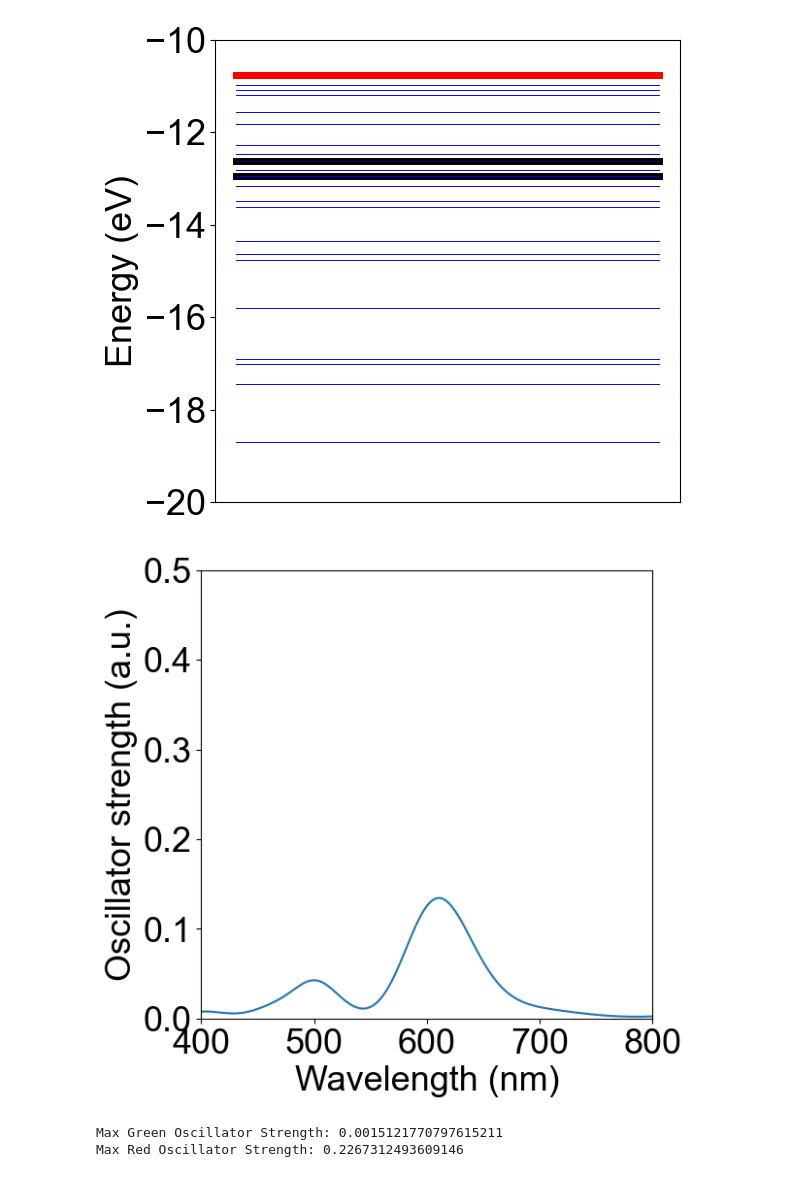
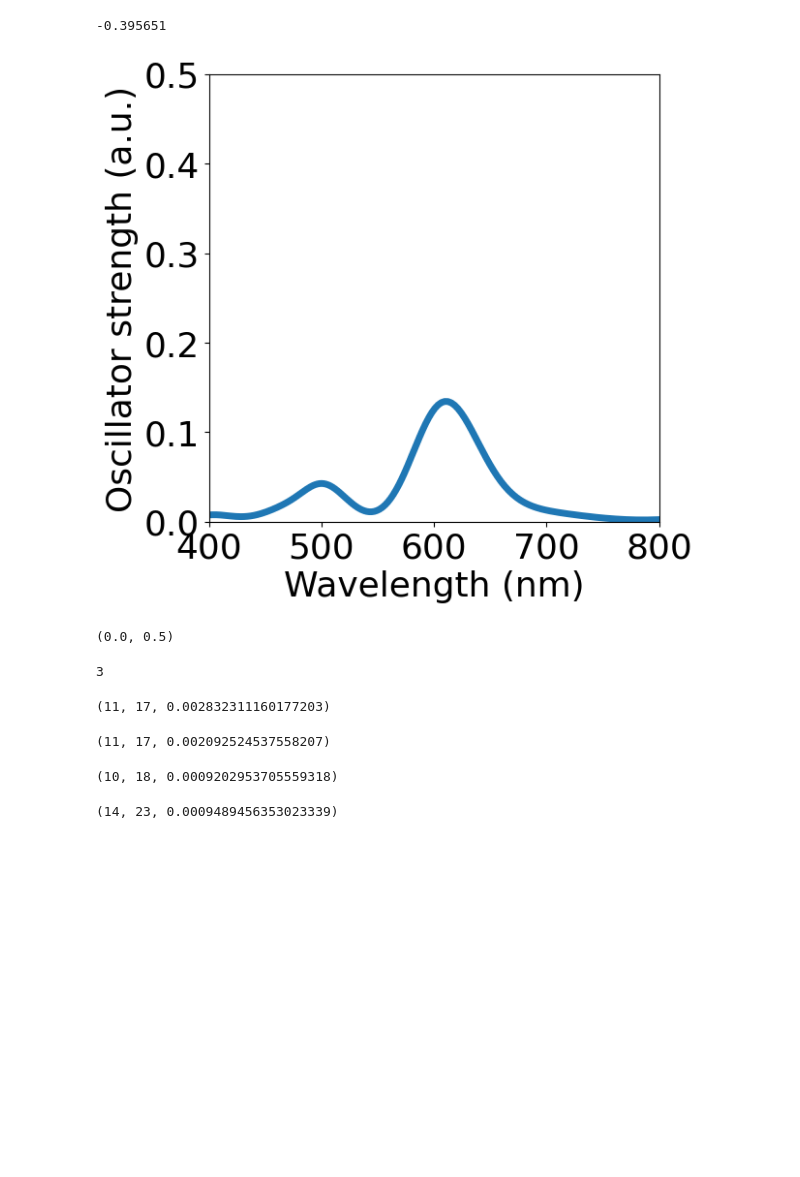
Before and after one commit to charlesrc/nanoscint, a Jupyter notebook: nanoscint/supplemental/DFT_NoHybridFunctional/NoHybridFunctionals_DFTModel.ipynb, the cells around one changed output. Drawn from its saved outputs; the diff is of its cells as text; code cells hidden in the pictures; blank space fills up the shorter version.

```diff
--- a/nanoscint/supplemental/DFT_NoHybridFunctional/NoHybridFunctionals_DFTModel.ipynb
+++ b/nanoscint/supplemental/DFT_NoHybridFunctional/NoHybridFunctionals_DFTModel.ipynb
@@ -86,11 +87,12 @@ end
 # %%
-OscillatorStrengthsGreen = Float64[] #Vectors of the maximum oscillator strengths for the maximum oscillator strength transitions
+#=OscillatorStrengthsGreen = Float64[] #Vectors of the maximum oscillator strengths for the maximum oscillator strength transitions
 OscillatorStrengthsRed = Float64[] #For the green and red transitions respectively
 
 for (ValidPairsUpGreen, ValidPairsUpRed) in zip(AllValidPairsGreen, AllValidPairsRed)
     id = ValidPairsUpGreen[1]
     # id "41" seems closest to experimentally reported spectrum
     id == "41" || continue
+    println(id)
     eigenvalsup = np.fromfile("$dir_nohybrid/STH2$(id).eigenvals")[1:48]*eV
     eigenvalsdn = np.fromfile("$dir_nohybrid/STH2$(id).eigenvals")[49:96]*eV
 
@@ -158,9 +160,41 @@ for (ValidPairsUpGreen, ValidPairsUpRed) in zip(AllValidPairsGreen, AllValidPair
     xlabel("Wavelength (nm)")
     xlim(400,800)
     ylim(0, 0.5)
-end
+end=#
-# %% [output]
-[figure, removed]
-[figure, removed]
-Max Green Oscillator Strength: 0.0015121770797615211
-Max Red Oscillator Strength: 0.2267312493609146
+# %%
+μ=parse(Float64, split(readlines(`cat nohybrid/STH241.eigStats`)[3])[3])
+# %% [output]
+-0.395651
+# %%
+eigenvalsup = np.fromfile("$dir_nohybrid/STH2$(41).eigenvals")[1:48]*eV
+eigenvalsdn = np.fromfile("$dir_nohybrid/STH2$(41).eigenvals")[49:96]*eV
+FSTH2=zeros(100*30)
+energies = collect(range(0, 30, length=3000))
+lambdas = 1240 ./ collect(range(1, 30, length=3000))
+broadening=0.1
+for (e1iter, e2iter) in Tuple.(CartesianIndices(rand(48, 48)))
+    eigup2 = eigenvalsup[e2iter]
+    eigup1 = eigenvalsup[e1iter]
+    eigdn2 = eigenvalsdn[e2iter]
+    eigdn1 = eigenvalsdn[e1iter]
+    ediffup = (eigup2-eigup1)
+    ediffdn = (eigdn2-eigdn1)
+    momentaup_squared = sum((abs.(momenta[1, :, e1iter, e2iter])).^2)
+    momentadn_squared = sum((abs.(momenta[2, :, e1iter, e2iter])).^2)
+    f = (1-np.heaviside(μ*eV-eigup2, 0.5))*(np.heaviside(μ*eV-eigup1, 0.5))
+    !(f ≈ 0) && (f *= 2/3*(1/ediffup)*(momentaup_squared))
+    FSTH2 += f*exp.(-0.5*(energies.-ediffup).^2/(broadening)^2)
+    f = (1-np.heaviside(μ*eV-eigdn2, 0.5))*(np.heaviside(μ*eV-eigdn1, 0.5))
+    !(f ≈ 0) && (f *= 2/3*(1/ediffdn)*(momentadn_squared))
+    FSTH2 += f*exp.(-0.5*(energies.-ediffdn).^2/(broadening)^2)
+end
+
+FSTH2 *= eV
+plot(lambdas, FSTH2, linewidth=5)
+ylabel("Oscillator strength (a.u.)")
+xlabel("Wavelength (nm)")
+xlim(400,800)
+ylim(0, 0.5)
+# %% [output]
+[figure, added]
+(0.0, 0.5)
@@ -166,0 +227,23 @@ Max Red Oscillator Strength: 0.2267312493609146
+# %%
+pairsup_red_max_idx = argmax([p[3] for p in Pairsup_red])
+pairsdn_red_max_idx = argmax([p[3] for p in Pairsdn_red])
+pairsup_green_max_idx = argmax([p[3] for p in Pairsup_green])
+pairsdn_green_max_idx = argmax([p[3] for p in Pairsdn_green])
+# %% [output]
+3
+# %%
+Pairsup_red[pairsup_red_max_idx]
+# %% [output]
+(11, 17, 0.002832311160177203)
+# %%
+Pairsdn_red[pairsdn_red_max_idx]
+# %% [output]
+(11, 17, 0.002092524537558207)
+# %%
+Pairsup_green[pairsup_green_max_idx]
+# %% [output]
+(10, 18, 0.0009202953705559318)
+# %%
+Pairsdn_green[pairsdn_green_max_idx]
+# %% [output]
+(14, 23, 0.0009489456353023339)
```
Also changed, not shown: parts of 3 cells of this notebook.
